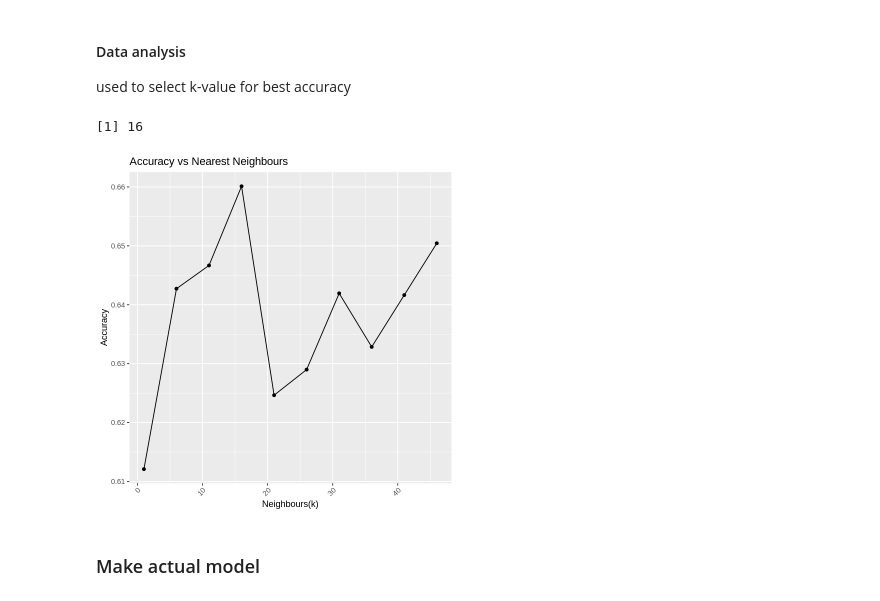
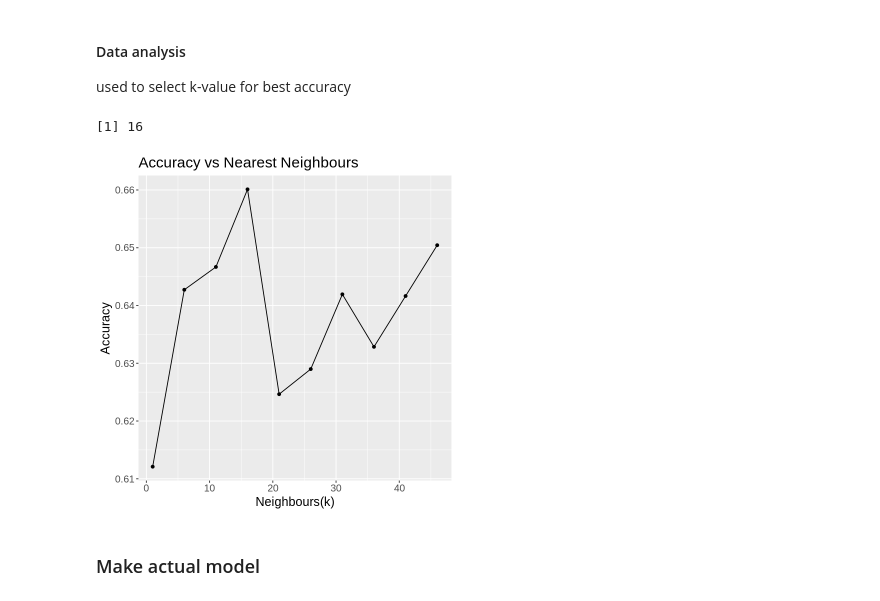
Before and after one commit to angushf/heart_disease_project, a Jupyter notebook: final_heart_disease_project.ipynb, the cells around one changed output. Drawn from its saved outputs; the diff is of its cells as text; code cells hidden in the pictures.

Commit message:
Graph pt 20

```diff
--- a/final_heart_disease_project.ipynb
+++ b/final_heart_disease_project.ipynb
@@ -236,35 +236,35 @@ training_vfold<-vfold_cv(heart_disease_train, v=5, strata=has_disease)
 
 training_recipe<-recipe(has_disease~.,data=heart_disease_train)
 
 knn_spec<-nearest_neighbor(weight_func = "rectangular", neighbors =tune()) |>
        set_engine("kknn") |>
        set_mode("classification")
 
 values<-tibble(neighbors=seq(from=1, to=50, by=5))
 
 cross_val_workflow<-workflow()|>
 add_recipe(training_recipe)|>
 add_model(knn_spec)|>
 tune_grid(resamples=training_vfold, grid=values)|>
                collect_metrics()|>
                filter(.metric=="accuracy")
  options(repr.plot.width = 6, repr.plot.height = 6)
 cross_val_plot<-ggplot(cross_val_workflow, aes(x=neighbors, y=mean))+
                geom_point()+
                geom_line()+
                labs(x="Neighbours(k)", y="Accuracy")+
             ggtitle("Accuracy vs Nearest Neighbours")+
- theme(axis.text.x = element_text(angle = 45, hjust = 1))
+ theme(text=element_text(size=15))
 cross_val_plot
 
 k_value<-cross_val_workflow|>
 arrange(desc(mean))|>
 head(1)|>
 pull(neighbors)
 k_value
 # %% [output]
 [1] 16
-[figure, old version]
+[figure, new version]
 # %% [markdown]
 ### Make actual model
 # %%
```
